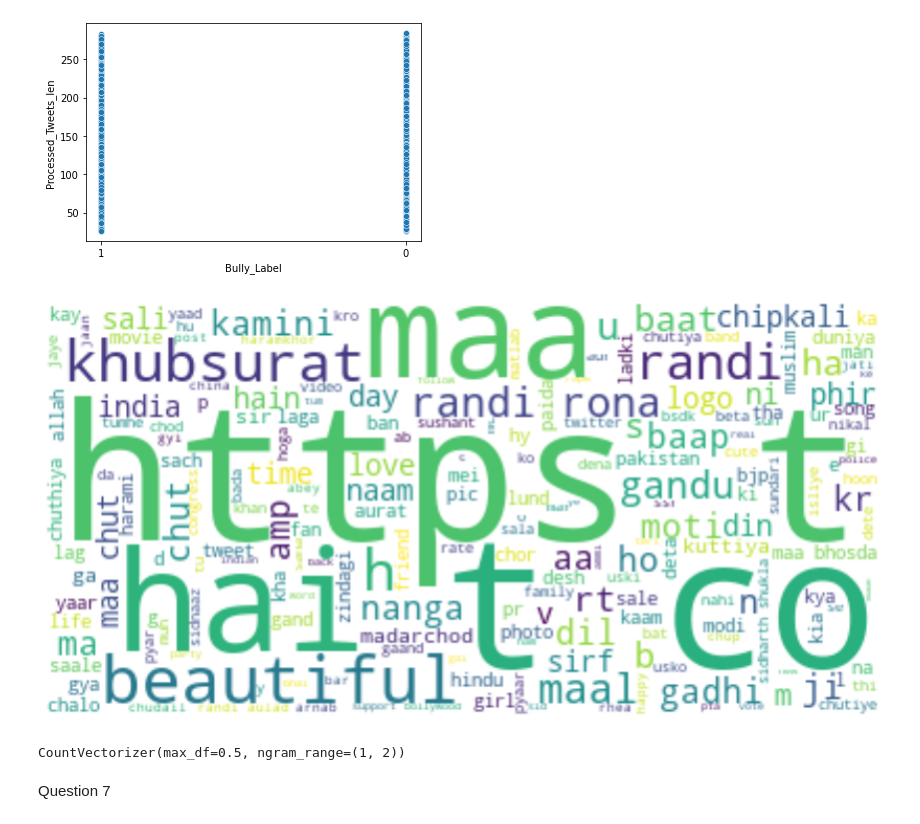
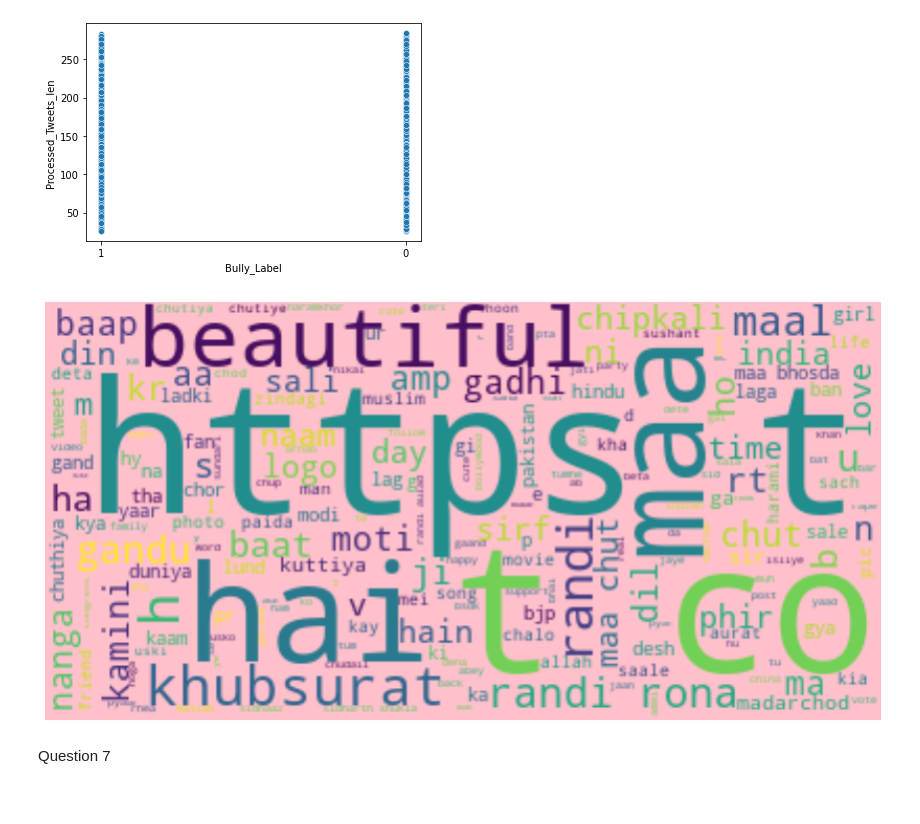
Before and after one commit to nehadubey1205/NLP-College, a Jupyter notebook: ResearchPaper_SentEmoNehaDubey_016.ipynb, the cells around one changed output. Saved outputs shown, nothing was run; the diff lists cells and outputs as text; code cells hidden in the pictures.

```diff
--- a/ResearchPaper_SentEmoNehaDubey_016.ipynb
+++ b/ResearchPaper_SentEmoNehaDubey_016.ipynb
@@ -380,24 +364,15 @@ sns.scatterplot(x= data['Bully_Label'], y= data['Processed_Tweets_len'])
 # create word cloud
 from wordcloud import WordCloud
 # %%
-text = " ".join(i for i in data.After_lemma)
+#text = " ".join(i for i in data.After_lemma)
 # %%
-wordcloud = WordCloud( background_color="white").generate(text)
+wordcloud = WordCloud( background_color="pink").generate(text)
 plt.figure( figsize=(15,10))
 plt.imshow(wordcloud, interpolation='bilinear')
 plt.axis("off")
 plt.show()
 # %% [output]
-[figure, old version]
+[figure, new version]
-# %%
-# Starting with the CountVectorizer/TfidfTransformer approach...
-from sklearn.feature_extraction.text import CountVectorizer
-from sklearn.feature_extraction.text import TfidfTransformer
-
-cvec = CountVectorizer( min_df=1, max_df=.5, ngram_range=(1,2))
-cvec
-# %% [output]
-CountVectorizer(max_df=0.5, ngram_range=(1, 2))
 # %% [markdown]
 Question 7
 # %% [markdown]
```
Also changed, not shown: parts of 51 cells of this notebook.
